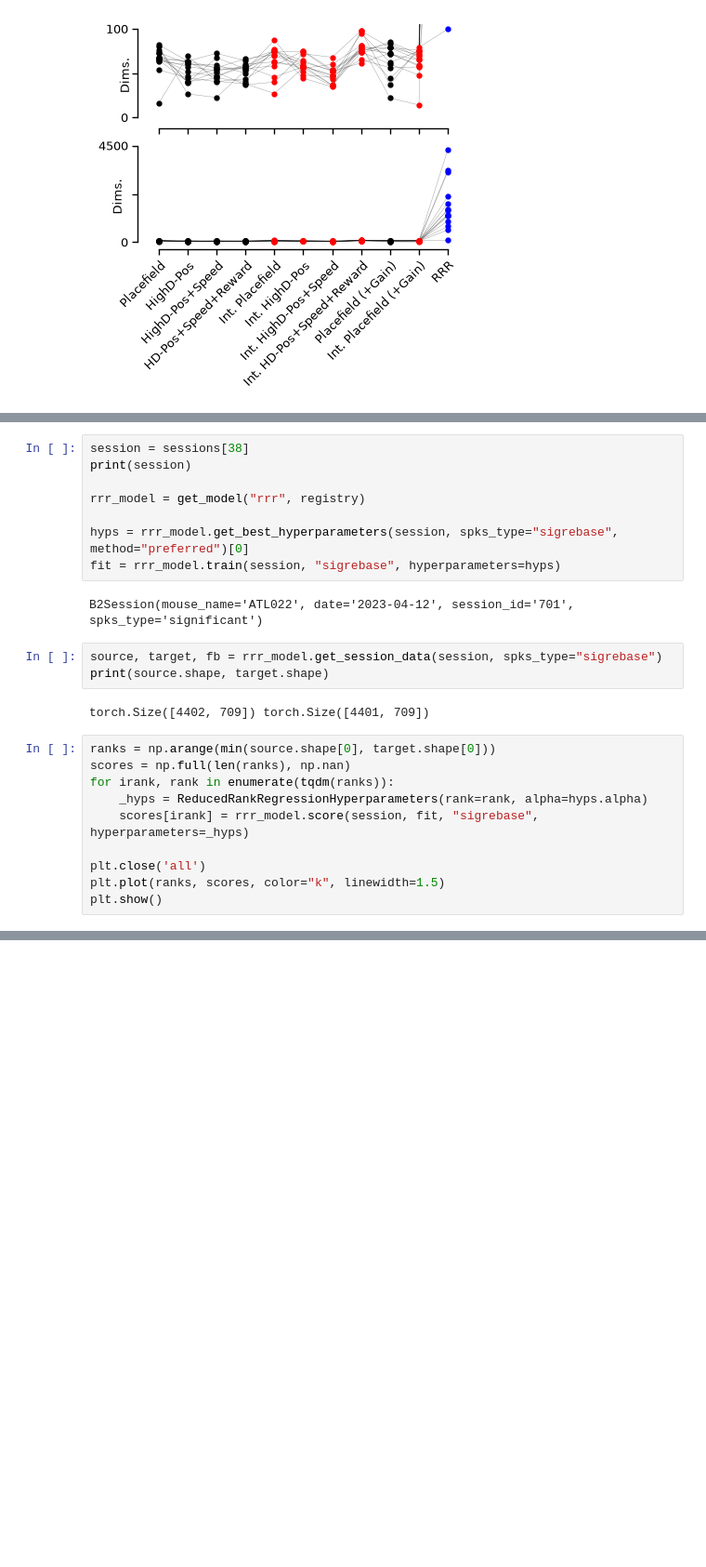
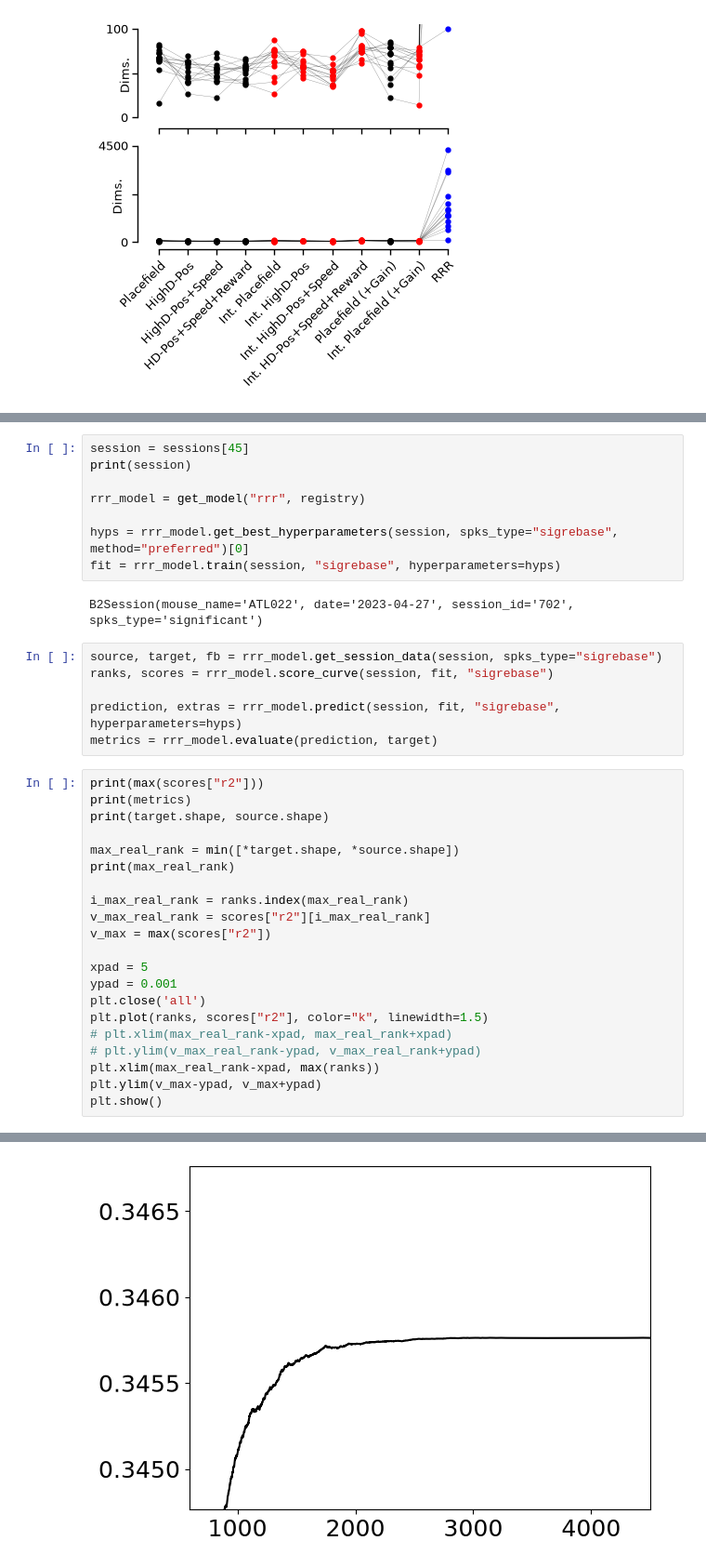
Before and after one commit to landoskape/vrAnalysis, a Jupyter notebook: dimensionality_manuscript/dim_regression_figures.ipynb, the cells around one changed output, grey strips where cells are left out. Shown at 93% size. Saved outputs shown, nothing was run; the diff lists cells and outputs as text; blank space fills up the shorter version.

```diff
--- a/dimensionality_manuscript/dim_regression_figures.ipynb
+++ b/dimensionality_manuscript/dim_regression_figures.ipynb
@@ -510,5 +435,5 @@ HBox(children=(VBox(children=(VBox(children=(HTML(value='<b>Parameters</b>'), Se
 # %%
-session = sessions[38]
+session = sessions[45]
 print(session)
 
 rrr_model = get_model("rrr", registry)
@@ -516,20 +441,32 @@ rrr_model = get_model("rrr", registry)
 hyps = rrr_model.get_best_hyperparameters(session, spks_type="sigrebase", method="preferred")[0]
 fit = rrr_model.train(session, "sigrebase", hyperparameters=hyps)
 # %% [output]
-B2Session(mouse_name='ATL022', date='2023-04-12', session_id='701', spks_type='significant')
+B2Session(mouse_name='ATL022', date='2023-04-27', session_id='702', spks_type='significant')
 # %%
 source, target, fb = rrr_model.get_session_data(session, spks_type="sigrebase")
-print(source.shape, target.shape)
+ranks, scores = rrr_model.score_curve(session, fit, "sigrebase")
+
+prediction, extras = rrr_model.predict(session, fit, "sigrebase", hyperparameters=hyps)
+metrics = rrr_model.evaluate(prediction, target)
-# %% [output]
-torch.Size([4402, 709]) torch.Size([4401, 709])
 # %%
-ranks = np.arange(min(source.shape[0], target.shape[0]))
-scores = np.full(len(ranks), np.nan)
-for irank, rank in enumerate(tqdm(ranks)):
-    _hyps = ReducedRankRegressionHyperparameters(rank=rank, alpha=hyps.alpha)
-    scores[irank] = rrr_model.score(session, fit, "sigrebase", hyperparameters=_hyps)
+print(max(scores["r2"]))
+print(metrics)
+print(target.shape, source.shape)
 
+max_real_rank = min([*target.shape, *source.shape])
+print(max_real_rank)
+
+i_max_real_rank = ranks.index(max_real_rank)
+v_max_real_rank = scores["r2"][i_max_real_rank]
+v_max = max(scores["r2"])
+
+xpad = 5
+ypad = 0.001
 plt.close('all')
-plt.plot(ranks, scores, color="k", linewidth=1.5)
+plt.plot(ranks, scores["r2"], color="k", linewidth=1.5)
+# plt.xlim(max_real_rank-xpad, max_real_rank+xpad)
+# plt.ylim(v_max_real_rank-ypad, v_max_real_rank+ypad)
+plt.xlim(max_real_rank-xpad, max(ranks))
+plt.ylim(v_max-ypad, v_max+ypad)
 plt.show()
 # %% [output]
@@ -536,0 +477 @@ KeyboardInterrupt:
+[figure, added]
```
Also changed, not shown: parts of 4 cells of this notebook, 7 other files.
